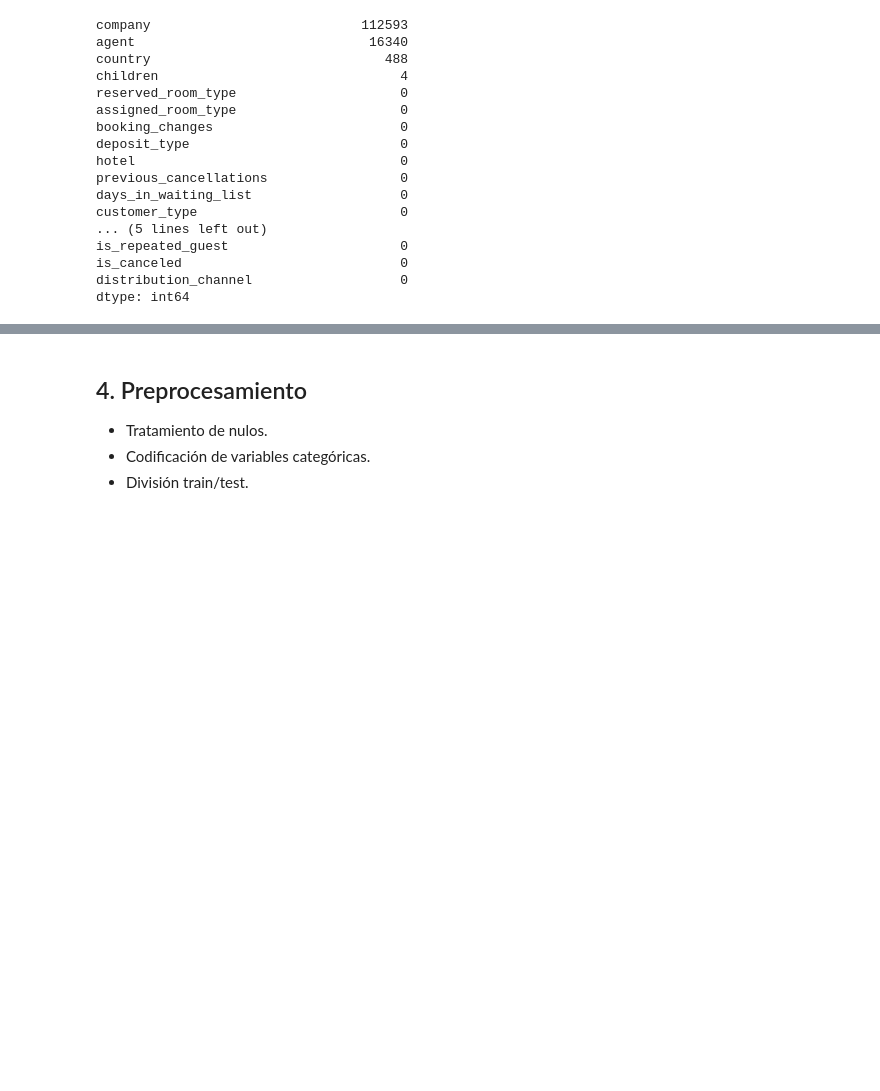
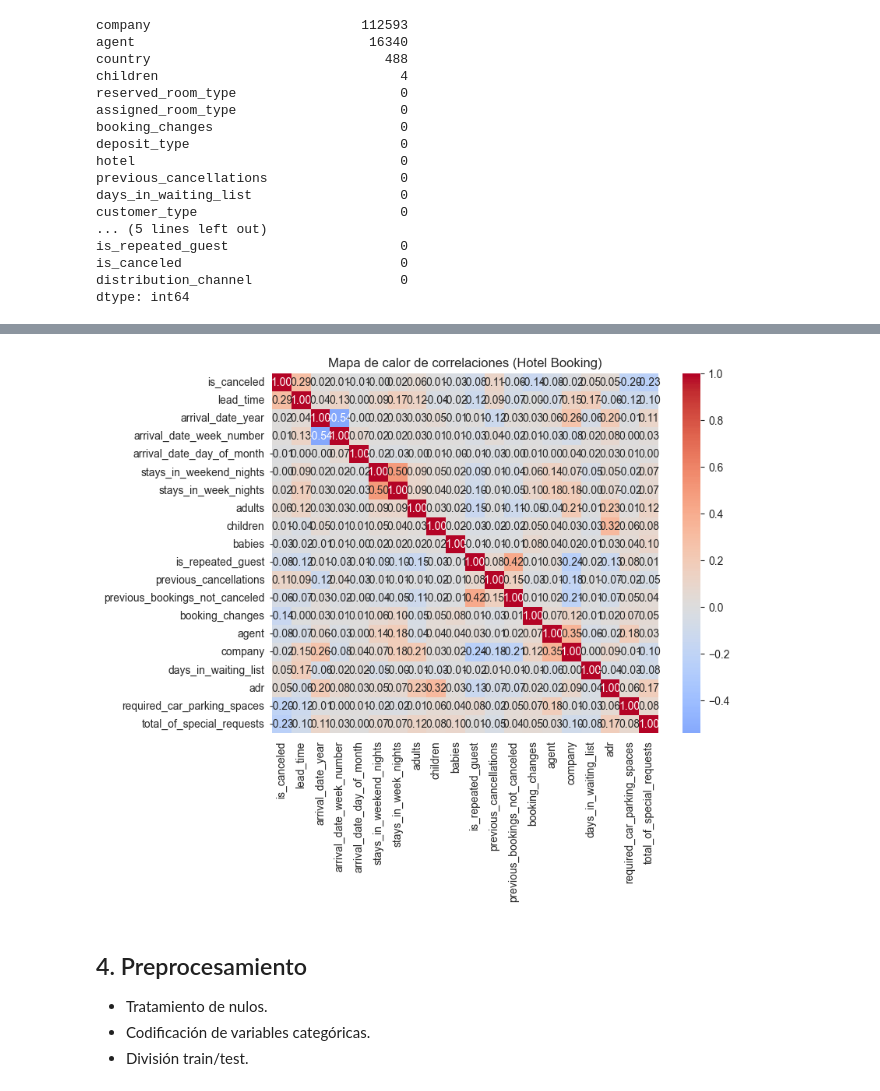
Before and after one commit to DaniloRiver/AI-Portfolio-DaniloRivera, a Jupyter notebook: Proyecto01_Prediccion_Precios_Hoteles/notebooks/01_hotel_booking_demand.ipynb, the cells around one changed output, grey strips where cells are left out. Cells and saved outputs as stored; diff of their text form; code cells hidden in the pictures; blank space fills up the shorter version.

```diff
--- a/Proyecto01_Prediccion_Precios_Hoteles/notebooks/01_hotel_booking_demand.ipynb
+++ b/Proyecto01_Prediccion_Precios_Hoteles/notebooks/01_hotel_booking_demand.ipynb
@@ -126,3 +160,14 @@ plt.show()
+# %%
+#Calcular la matriz de correlación
+corr = data.select_dtypes(include='number').corr()
+
+# Graficar mapa de calor
+plt.figure(figsize=(8,6))
+sns.heatmap(corr, annot=True, cmap="coolwarm", center=0, fmt=".2f")
+plt.title("Mapa de calor de correlaciones (Hotel Booking)")
+plt.show()
+# %% [output]
+[figure, added]
 # %% [markdown]
 ## 4. Preprocesamiento
 - Tratamiento de nulos.
```
Also changed, not shown: parts of 53 cells of this notebook, 5 other files.
